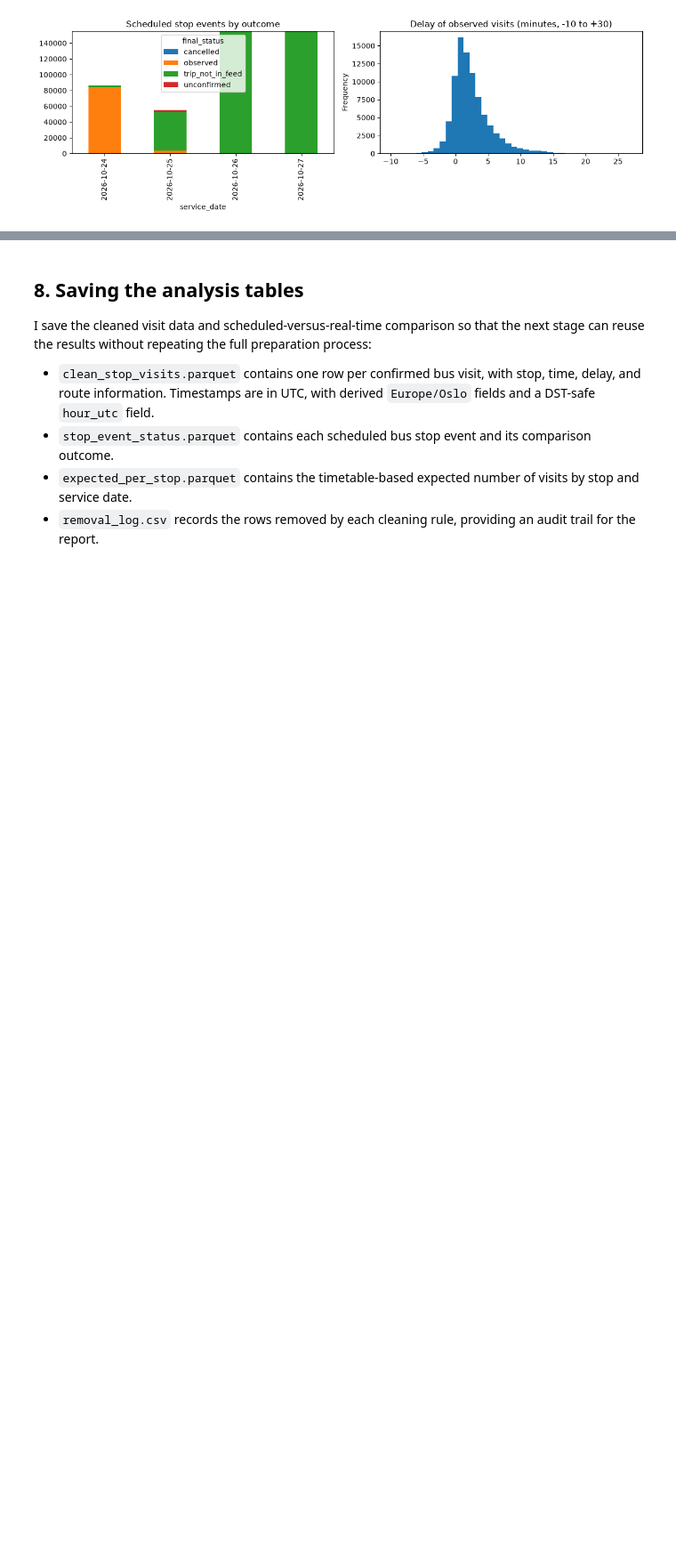
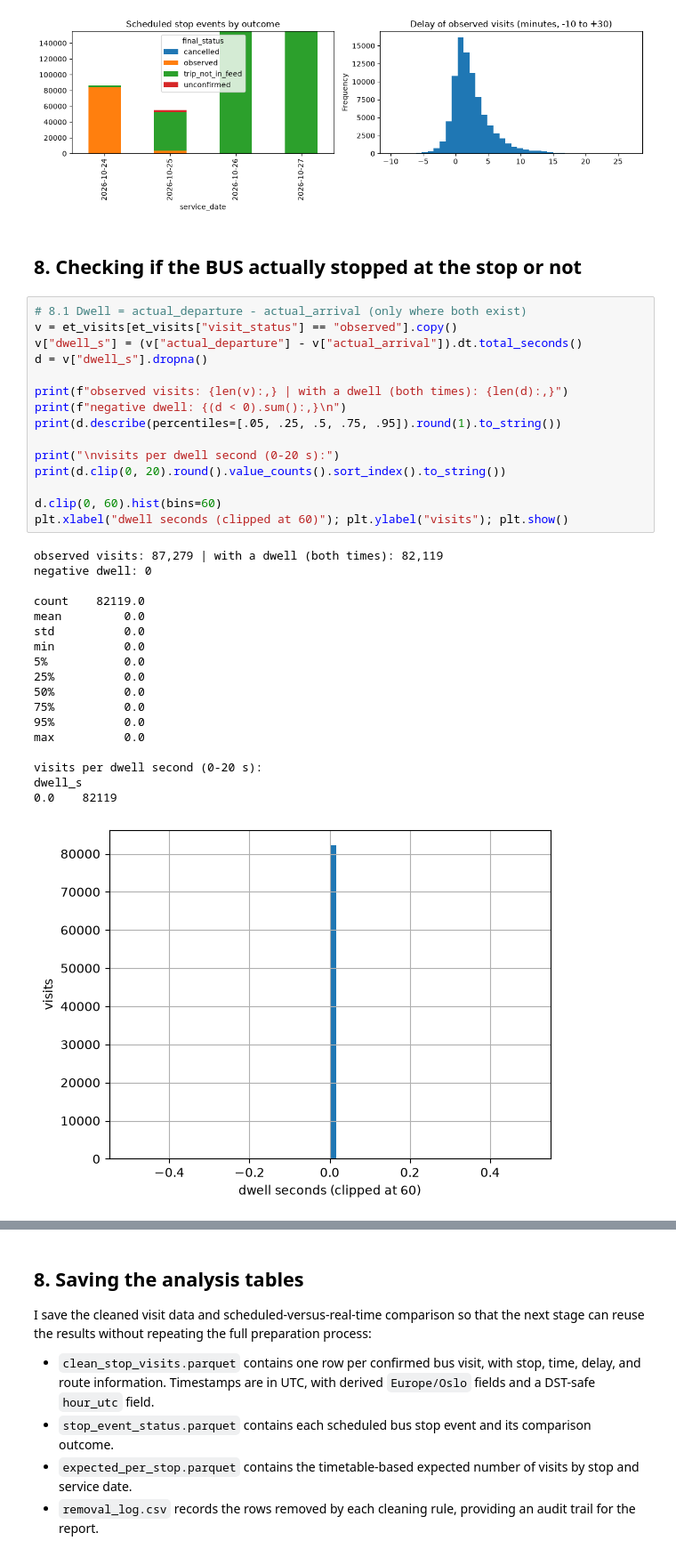
Before and after one commit to syedsakib452/Entur-Buspulse, a Jupyter notebook: tables/parquet_2026-10-24/analyzing_parquet_files_v3.ipynb, the cells around one changed output, grey strips where cells are left out. Shown at 89% size. Saved outputs shown, nothing was run; the diff lists cells and outputs as text; blank space fills up the shorter version.

```diff
--- a/tables/parquet_2026-10-24/analyzing_parquet_files_v3.ipynb
+++ b/tables/parquet_2026-10-24/analyzing_parquet_files_v3.ipynb
@@ -1224,3 +1226,39 @@ plt.tight_layout(); plt.show()
 | 461 | 2026-10-27 | 42 | 6266 | 0 | 0.000 |
 | 184 | 2026-10-26 | 42 | 6171 | 0 | 0.000 |
 [figure]
+# %% [markdown]
+## 8. Checking if the BUS actually stopped at the stop or not
+# %%
+# 8.1 Dwell = actual_departure - actual_arrival (only where both exist)
+v = et_visits[et_visits["visit_status"] == "observed"].copy()
+v["dwell_s"] = (v["actual_departure"] - v["actual_arrival"]).dt.total_seconds()
+d = v["dwell_s"].dropna()
+
+print(f"observed visits: {len(v):,} | with a dwell (both times): {len(d):,}")
+print(f"negative dwell: {(d < 0).sum():,}\n")
+print(d.describe(percentiles=[.05, .25, .5, .75, .95]).round(1).to_string())
+
+print("\nvisits per dwell second (0-20 s):")
+print(d.clip(0, 20).round().value_counts().sort_index().to_string())
+
+d.clip(0, 60).hist(bins=60)
+plt.xlabel("dwell seconds (clipped at 60)"); plt.ylabel("visits"); plt.show()
+# %% [output]
+observed visits: 87,279 | with a dwell (both times): 82,119
+negative dwell: 0
+
+count    82119.0
+mean         0.0
+std          0.0
+min          0.0
+5%           0.0
+25%          0.0
+50%          0.0
+75%          0.0
+95%          0.0
+max          0.0
+
+visits per dwell second (0-20 s):
+dwell_s
+0.0    82119
+[figure, added]
```
Also changed, not shown: parts of 4 cells of this notebook, 1 other file.
